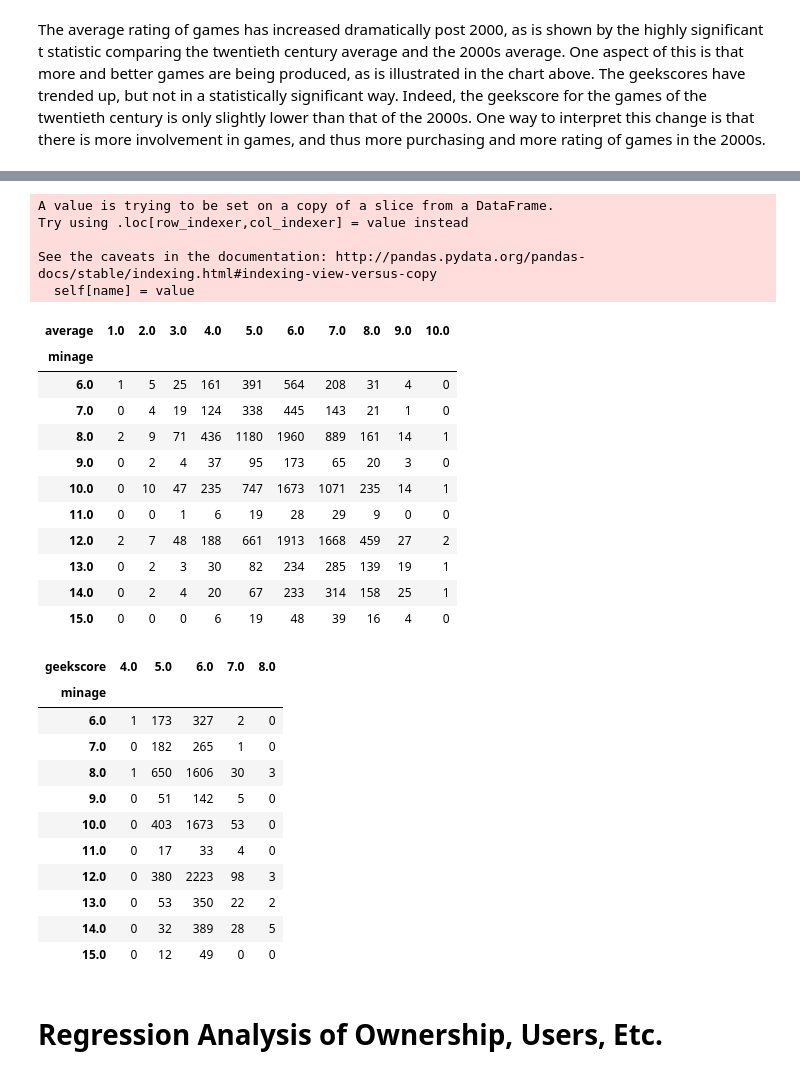
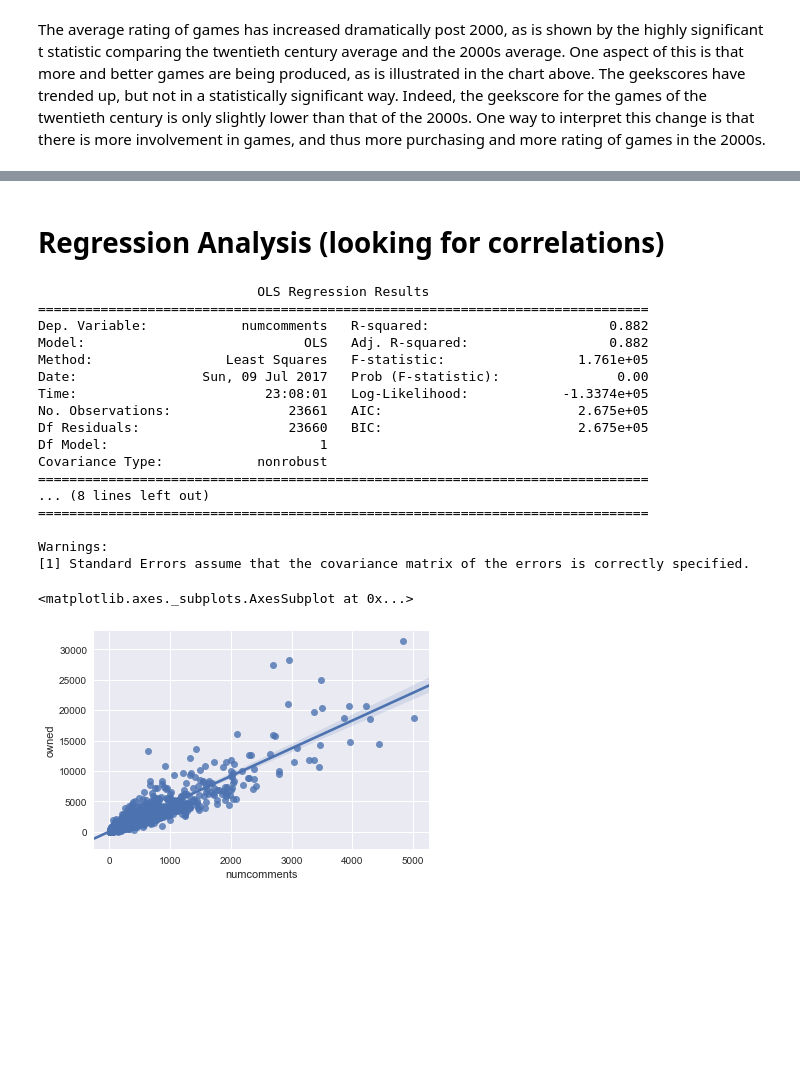
Before and after one commit to nss2108/Capstone-1-Springboard-, a Jupyter notebook: Statistical Analysis of Games Dataset.ipynb, the cells around one changed output, grey strips where cells are left out. Saved outputs shown, nothing was run; the diff lists cells and outputs as text; code cells hidden in the pictures; blank space fills up the shorter version.

```diff
--- a/Statistical Analysis of Games Dataset.ipynb
+++ b/Statistical Analysis of Games Dataset.ipynb
@@ -205,9 +272,0 @@ for i in cats:
-# %%
-games['avgplayers']=(games["minplayers"]+games["maxplayers"])/2 #creates an average player category
-games.avgplayers=games.avgplayers.astype(float)
-avg=games[games.avgplayers < 8]
-avg.average=avg.average.round()
-observed=[avg.average, avg.avgplayers]
-expected=stats.contingency.expected_freq([avg.average, avg.avgplayers])
-pd.crosstab(avg.average, avg.avgplayers)
-x,y=stats.chisquare(observed,expected)
@@ -248,42 +273,28 @@ See the caveats in the documentation: http://pandas.pydata.org/pandas-docs/stabl
-# %%
-games.minage=games.minage.astype(float)
-minagegames=games[(games.minage > 5) & (games.minage <16)]
-minagegames.average=minagegames.average.round()
-pd.crosstab(minagegames.minage, minagegames.average)
-# %% [output]
-A value is trying to be set on a copy of a slice from a DataFrame.
-Try using .loc[row_indexer,col_indexer] = value instead
-
-See the caveats in the documentation: http://pandas.pydata.org/pandas-docs/stable/indexing.html#indexing-view-versus-copy
-  self[name] = value
-| average | 1.0 | 2.0 | 3.0 | 4.0 | 5.0 | 6.0 | 7.0 | 8.0 | 9.0 | 10.0 |
-| minage |  |  |  |  |  |  |  |  |  |  |
-| 6.0 | 1 | 5 | 25 | 161 | 391 | 564 | 208 | 31 | 4 | 0 |
-| 7.0 | 0 | 4 | 19 | 124 | 338 | 445 | 143 | 21 | 1 | 0 |
-| 8.0 | 2 | 9 | 71 | 436 | 1180 | 1960 | 889 | 161 | 14 | 1 |
-| 9.0 | 0 | 2 | 4 | 37 | 95 | 173 | 65 | 20 | 3 | 0 |
-| 10.0 | 0 | 10 | 47 | 235 | 747 | 1673 | 1071 | 235 | 14 | 1 |
-| 11.0 | 0 | 0 | 1 | 6 | 19 | 28 | 29 | 9 | 0 | 0 |
-| 12.0 | 2 | 7 | 48 | 188 | 661 | 1913 | 1668 | 459 | 27 | 2 |
-| 13.0 | 0 | 2 | 3 | 30 | 82 | 234 | 285 | 139 | 19 | 1 |
-| 14.0 | 0 | 2 | 4 | 20 | 67 | 233 | 314 | 158 | 25 | 1 |
-| 15.0 | 0 | 0 | 0 | 6 | 19 | 48 | 39 | 16 | 4 | 0 |
-# %%
-minagegames=minagegames[minagegames.geekscore > 0]
-minagegames.geekscore=minagegames.geekscore.round()
-pd.crosstab(minagegames.minage, minagegames.geekscore)
-# %% [output]
-| geekscore | 4.0 | 5.0 | 6.0 | 7.0 | 8.0 |
-| minage |  |  |  |  |  |
-| 6.0 | 1 | 173 | 327 | 2 | 0 |
-| 7.0 | 0 | 182 | 265 | 1 | 0 |
-| 8.0 | 1 | 650 | 1606 | 30 | 3 |
-| 9.0 | 0 | 51 | 142 | 5 | 0 |
-| 10.0 | 0 | 403 | 1673 | 53 | 0 |
-| 11.0 | 0 | 17 | 33 | 4 | 0 |
-| 12.0 | 0 | 380 | 2223 | 98 | 3 |
-| 13.0 | 0 | 53 | 350 | 22 | 2 |
-| 14.0 | 0 | 32 | 389 | 28 | 5 |
-| 15.0 | 0 | 12 | 49 | 0 | 0 |
 # %% [markdown]
-# Regression Analysis of Ownership, Users, Etc.
+# Regression Analysis (looking for correlations)
+# %%
+comments=games[games.numcomments > 0]
+mod=sm.OLS(comments.numcomments, comments.average).fit()
+mod=sm.OLS(comments.numcomments, comments.owned).fit()
+print(mod.summary())
+sns.regplot("numcomments", "owned", data=comments)
+# %% [output]
+                            OLS Regression Results
+==============================================================================
+Dep. Variable:            numcomments   R-squared:                       0.882
+Model:                            OLS   Adj. R-squared:                  0.882
+Method:                 Least Squares   F-statistic:                 1.761e+05
+Date:                Sun, 09 Jul 2017   Prob (F-statistic):               0.00
+Time:                        23:08:01   Log-Likelihood:            -1.3374e+05
+No. Observations:               23661   AIC:                         2.675e+05
+Df Residuals:                   23660   BIC:                         2.675e+05
+Df Model:                           1
+Covariance Type:            nonrobust
+==============================================================================
+... (8 lines left out)
+==============================================================================
+
+Warnings:
+[1] Standard Errors assume that the covariance matrix of the errors is correctly specified.
+<matplotlib.axes._subplots.AxesSubplot at 0x...>
+[figure, added]
```
Also changed, not shown: parts of 39 cells of this notebook.
